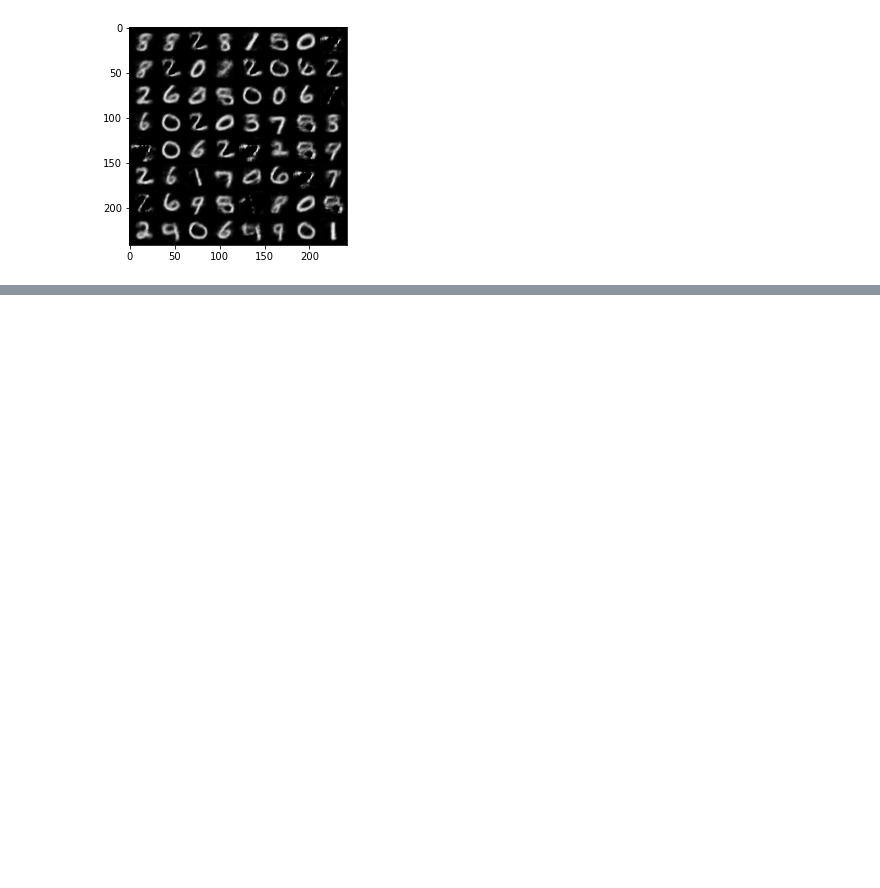
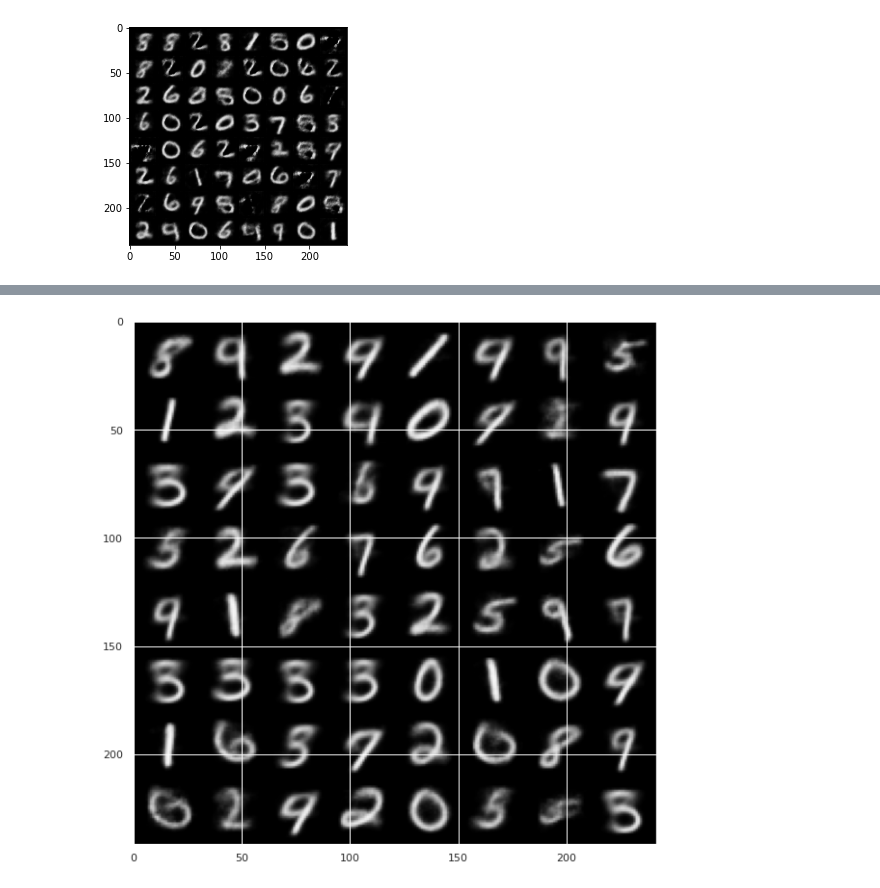
Before and after one commit to AahanSingh/Generative-Lightning, a Jupyter notebook: notebooks/1. Autoencoder Experiments.ipynb, the cells around one changed output, grey strips where cells are left out. Drawn from its saved outputs; the diff is of its cells as text; code cells hidden in the pictures; blank space fills up the shorter version.

```diff
--- a/notebooks/1. Autoencoder Experiments.ipynb
+++ b/notebooks/1. Autoencoder Experiments.ipynb
@@ -118,0 +266,10 @@ generate_grid(2,model)
+# %%
+def generate_grid(latent_size,model):
+    tmp = torch.randn(64,latent_size).cuda()
+    op = model.decoder(tmp)
+    grid = torchvision.utils.make_grid(op, nrow = 8, padding = 2, pad_value = 0.0)
+    plt.imshow(np.transpose(grid.cpu(),(1,2,0)))
+    plt.show()
+generate_grid(2,model)
+# %% [output]
+[figure, added]
```
Also changed, not shown: parts of 10 cells of this notebook.
